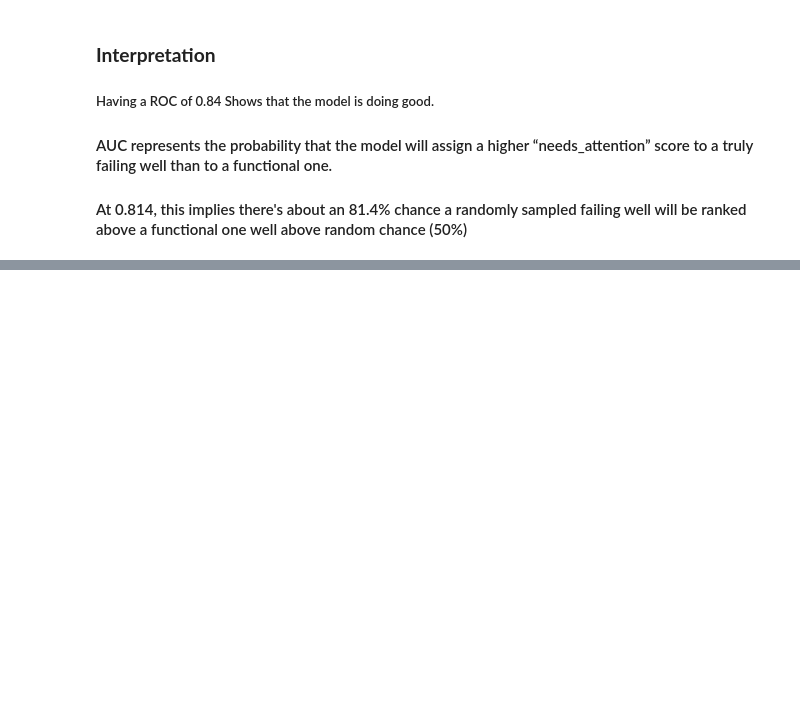
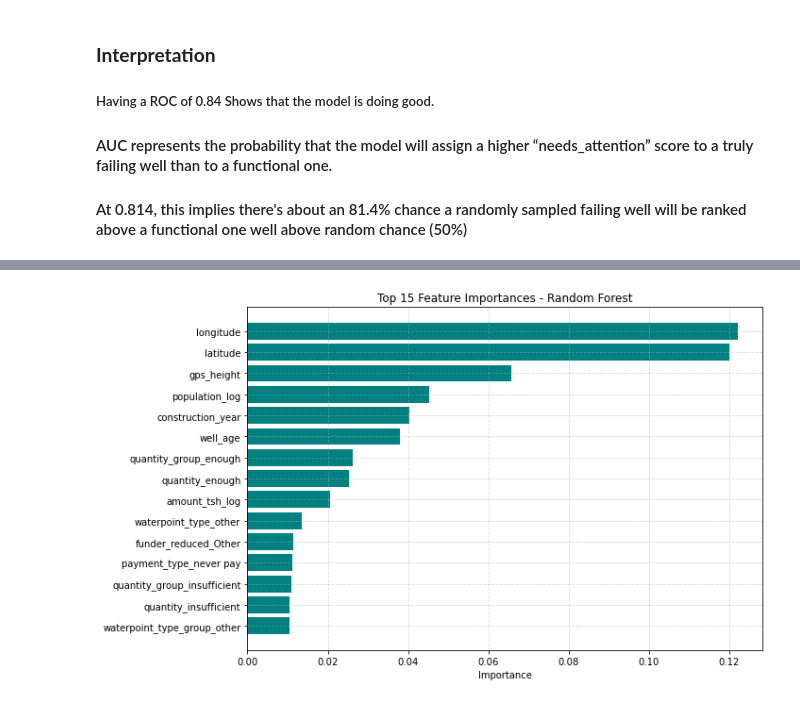
Before and after one commit to CharityPM/tanzanian-water-wells-prediction, a Jupyter notebook: waterwellsprediction.ipynb, the cells around one changed output, grey strips where cells are left out. Cells and saved outputs as stored; diff of their text form; code cells hidden in the pictures; blank space fills up the shorter version.

Commit message:
Analyze feature importance

```diff
--- a/waterwellsprediction.ipynb
+++ b/waterwellsprediction.ipynb
@@ -977,10 +977,10 @@ plt.show()
 rf_model = RandomForestClassifier(n_estimators=100, class_weight='balanced', random_state=42)
 
 # Fit the model
-rf_model.fit(X_train, y_train)
+rf_model.fit(X_train_scaled, y_train)
 
 # Predict on the validation set
-y_pred = rf_model.predict(X_val)
+y_pred = rf_model.predict(X_val_scaled)
 # %% [markdown]
 ### **Evaluation**
 # %%
@@ -1032,0 +1047,20 @@ plt.show()
+# %%
+
+# Get feature importances from the trained random forest model
+importances = rf_model.feature_importances_
+features = X_train.columns
+
+# Create DataFrame and sort
+rf_importance_df = pd.DataFrame({'Feature': features, 'Importance': importances})
+rf_importance_df = rf_importance_df.sort_values(by='Importance', ascending=False)
+
+# Plot
+plt.figure(figsize=(10, 6))
+plt.barh(rf_importance_df['Feature'][:15][::-1], rf_importance_df['Importance'][:15][::-1], color='teal')
+plt.xlabel('Importance')
+plt.title('Top 15 Feature Importances - Random Forest')
+plt.tight_layout()
+plt.grid(True, linestyle='--', alpha=0.5)
+plt.show()
+# %% [output]
+[figure, added]
```
Also changed, not shown: parts of 6 cells of this notebook.
